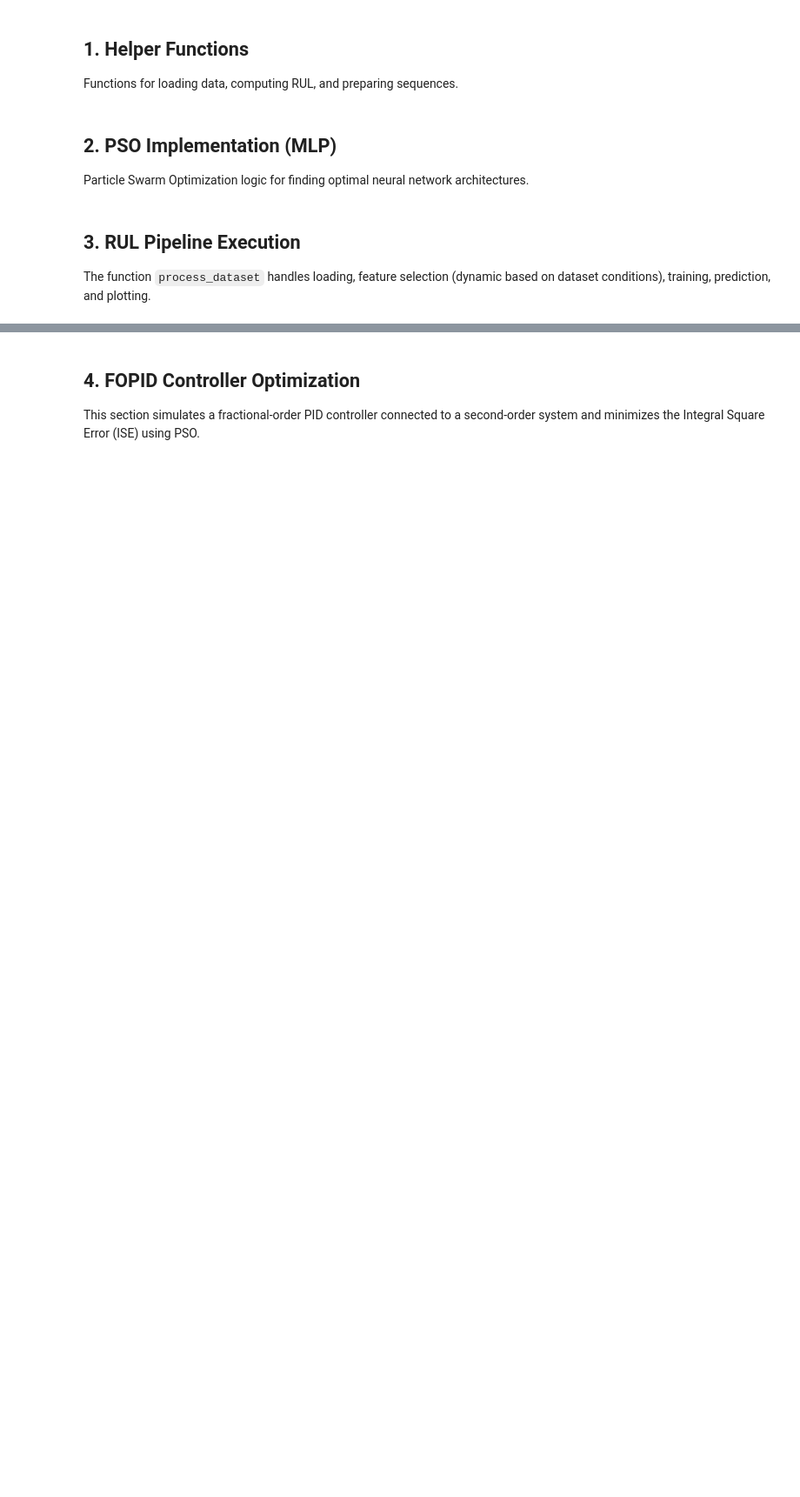
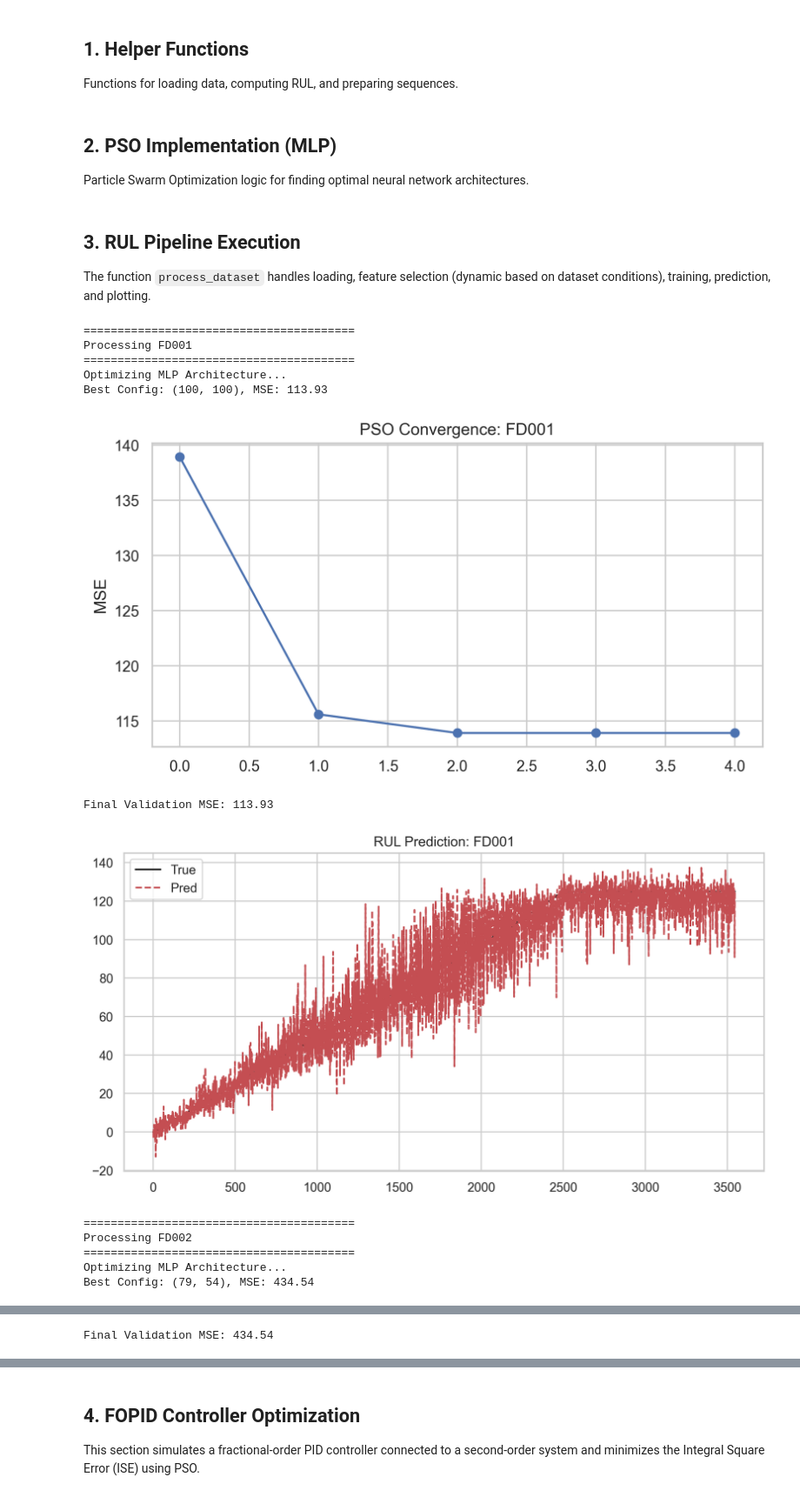
Before and after one commit to eitt/measurement-and-control, a Jupyter notebook: measure_control_colab.ipynb, the cells around one changed output, grey strips where cells are left out. Shown at 87% size. Saved outputs shown, nothing was run; the diff lists cells and outputs as text; code cells hidden in the pictures; blank space fills up the shorter version.

```diff
--- a/measure_control_colab.ipynb
+++ b/measure_control_colab.ipynb
@@ -77,10 +99,19 @@ def pso_optimize(X_train, X_val, y_train, y_val, n_particles=5, n_iter=5, bounds
     score_history = []
     w, c1, c2 = 0.5, 1.5, 1.5
 
-    for _ in range(n_iter):
+    for iter in range(n_iter):
         for p in particles:
+            if iter > 0 and global_best_position is not None:
+                r1, r2 = np.random.rand(dim), np.random.rand(dim)
+                p.velocity = w * p.velocity + c1 * r1 * (p.best_position - p.position) + c2 * r2 * (global_best_position - p.position)
+                p.position += p.velocity
+
+            # If no velocity variation, skip iteration for the particle
+            if iter > 0 and np.array_equal(p.velocity, np.zeros(dim)):
+                continue
+
             hidden_sizes = tuple(int(max(bounds[0], min(bounds[1], round(val)))) for val in p.position)
-            model = MLPRegressor(hidden_layer_sizes=hidden_sizes, activation='relu', solver='adam', max_iter=200, random_state=42)
+            model = MLPRegressor(hidden_layer_sizes=hidden_sizes, activation='relu', solver='adam', max_iter=1000, random_state=42)
             model.fit(X_train, y_train)
             preds = model.predict(X_val)
             mse = mean_squared_error(y_val, preds)
@@ -90,15 +121,13 @@ def pso_optimize(X_train, X_val, y_train, y_val, n_particles=5, n_iter=5, bounds
             if mse < global_best_score:
                 global_best_score = mse
                 global_best_position = p.position.copy()
-            r1, r2 = np.random.rand(dim), np.random.rand(dim)
-            p.velocity = w * p.velocity + c1 * r1 * (p.best_position - p.position) + c2 * r2 * (global_best_position - p.position)
-            p.position += p.velocity
+
         score_history.append(global_best_score)
     best_hidden = tuple(int(round(max(bounds[0], min(bounds[1], val)))) for val in global_best_position)
     return best_hidden, global_best_score, score_history
 
 def train_final_model(X_train, y_train, hidden_sizes):
-    model = MLPRegressor(hidden_layer_sizes=hidden_sizes, activation='relu', solver='adam', max_iter=300, random_state=42)
+    model = MLPRegressor(hidden_layer_sizes=hidden_sizes, activation='relu', solver='adam', max_iter=1000, random_state=42)
     model.fit(X_train, y_train)
     return model
 # %% [markdown]
@@ -126,17 +155,16 @@ def process_dataset(dataset_name: str) -> Dict:
         print(f"Files for {dataset_name} not found.")
         return {}
 
-    train_rul = compute_rul(train_df)
+    rul = compute_rul(train_df)
 
     # Feature Selection
     cols_to_drop = ['col_6', 'col_8', 'col_9', 'col_10', 'col_14', 'col_15', 'col_17', 'col_20', 'col_21', 'col_22', 'col_23']
     if not keep_settings:
         cols_to_drop.extend(['col_3', 'col_4', 'col_5'])
 
-    train_df_red = train_df.drop(columns=cols_to_drop, errors='ignore')
-    test_df_red = test_df.drop(columns=cols_to_drop, errors='ignore')
+    df_red = train_df.drop(columns=cols_to_drop, errors='ignore')
 
-    X, y = build_sequences(train_df_red, train_rul, seq_len=30)
+    X, y = build_sequences(df_red, rul, seq_len=30)
     X_train, X_val, y_train, y_val = train_test_split(X, y, test_size=0.2, random_state=42)
 
     # Optimization & Training
@@ -153,30 +181,44 @@ def process_dataset(dataset_name: str) -> Dict:
 
     # Final Model
     model = train_final_model(X_train, y_train, best_hidden)
     preds = model.predict(X_val)
 
     mae = mean_absolute_error(y_val, preds)
     mse = mean_squared_error(y_val, preds)
     print(f"Final Validation MSE: {mse:.2f}")
 
     # Plot Predictions
     plt.figure(figsize=(10, 5))
     indices = np.argsort(y_val)
     plt.plot(y_val[indices], 'k-', label='True')
     plt.plot(preds[indices], 'r--', label='Pred')
     plt.title(f'RUL Prediction: {dataset_name}')
     plt.legend()
     plt.show()
 
     return {'Dataset': dataset_name, 'Best Hidden Layers': str(best_hidden), 'MSE': mse, 'MAE': mae}
 
 # Executing for all datasets
 results = []
 for ds in ['FD001', 'FD002', 'FD003', 'FD004']:
     res = process_dataset(ds)
     if res:
         results.append(res)
 
 results_df = pd.DataFrame(results)
 print("\nSummary of RUL Prediction Results:")
 display(results_df)
+# %% [output]
+========================================
+Processing FD001
+========================================
+Optimizing MLP Architecture...
+Best Config: (100, 100), MSE: 113.93
+[figure, added]
+Final Validation MSE: 113.93
+[figure, added]
+========================================
+Processing FD002
+========================================
+Optimizing MLP Architecture...
+Best Config: (79, 54), MSE: 434.54
@@ -182,0 +226 @@ display(results_df)
+Final Validation MSE: 434.54
```
Also changed, not shown: parts of 4 cells of this notebook, 1 other file.
